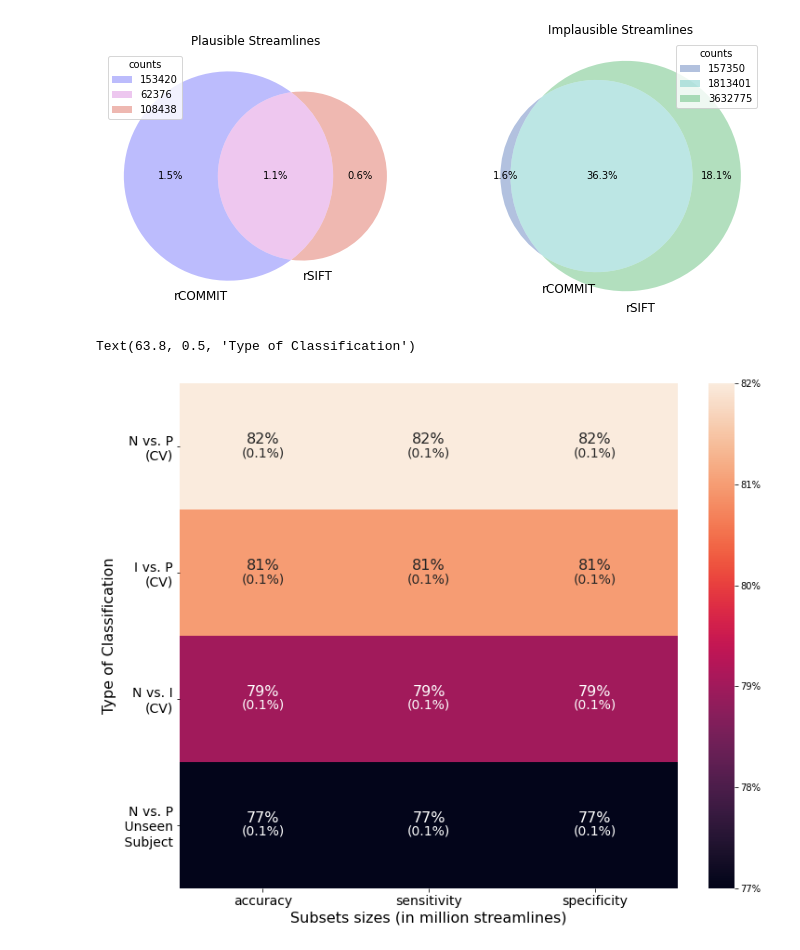
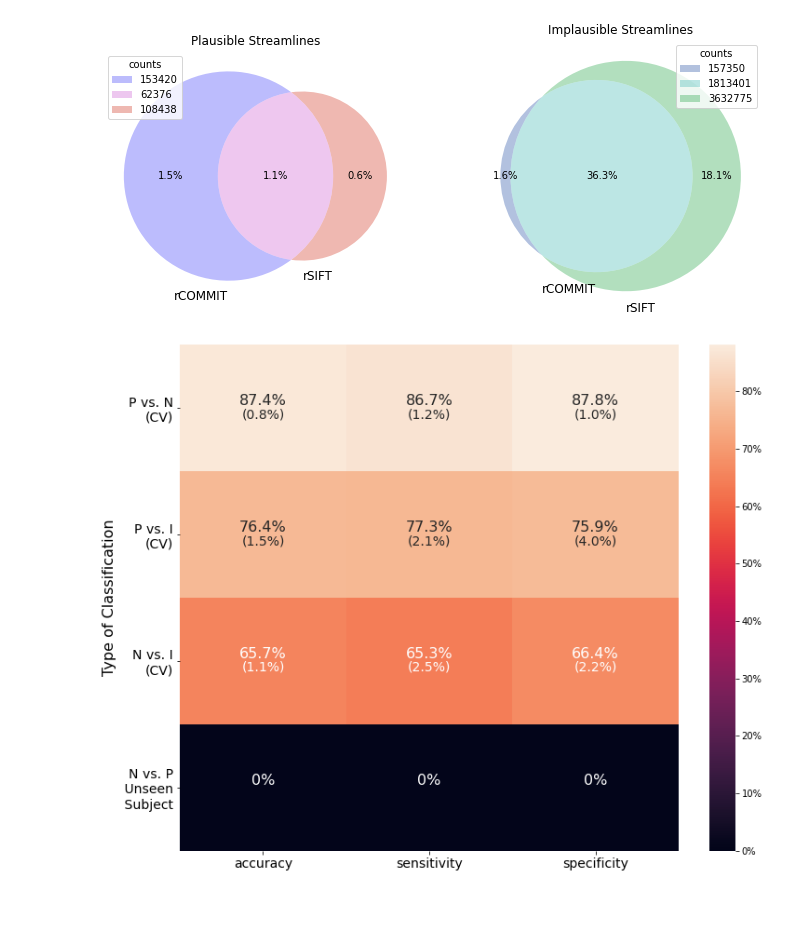
Before and after one commit to xinyiwan/mythesis, a Jupyter notebook: data analysis/plot.ipynb, the cells around one changed output. Drawn from its saved outputs; the diff is of its cells as text; code cells hidden in the pictures; blank space fills up the shorter version.

```diff
--- a/data analysis/plot.ipynb
+++ b/data analysis/plot.ipynb
@@ -301,42 +301,40 @@ ax2.title.set_text('Implausible Streamlines')
 # %% [output]
 [figure]
 # %%
-t = [[0.82, 0.81, 0.79, 0.77],
-        [0.82, 0.81, 0.79, 0.77],
-        [0.82, 0.81, 0.79, 0.77]]
+t = [[0.873, 0.764, 0.655, 0],
+        [0.861, 0.762, 0.642, 0],
+        [0.881, 0.770, 0.670, 0]]
 t = np.transpose(t)
 
-y = [['82%', '81%', '79%', '77%'],
-        ['82%', '81%', '79%', '77%'],
-        ['82%', '81%', '79%', '77%']]
+y = [['87.4%', '76.4%', '65.7%', '0%'],
+        ['86.7%', '77.3%', '65.3%', '0%'],
+        ['87.8%', '75.9%', '66.4%', '0%']]
 y = np.transpose(y)
 
-labels = ["N vs. P\n(CV)","I vs. P\n(CV)","N vs. I\n(CV)","N vs. P\n Unseen\n Subject"]
+labels = ["P vs. N\n(CV)","P vs. I\n(CV)","N vs. I\n(CV)","N vs. P\n Unseen\n Subject"]
 sizes = ["accuracy","sensitivity","specificity"]
 
 X = pd.DataFrame(t,index= labels, columns=sizes)
 
 Y = pd.DataFrame(y)
 
 
-Z = pd.DataFrame([["(0.1%)","(0.1%)","(0.1%)"],
-                  ["(0.1%)","(0.1%)","(0.1%)"],
-                  ["(0.1%)","(0.1%)","(0.1%)"],
-                  ["(0.1%)","(0.1%)","(0.1%)"]])
+Z = pd.DataFrame([["(0.8%)","(1.2%)","(1.0%)"],
+                  ["(1.5%)","(2.1%)","(4.0%)"],
+                  ["(1.1%)","(2.5%)","(2.2%)"],
+                  ["","",""]])
 
 plt.figure(figsize = (12,10))
 
 fmt = lambda x,pos: '{:.0%}'.format(x)
 ax = sns.heatmap(X, annot=False, linewidths=0.5, linecolor='gray', cbar_kws={'format':FuncFormatter(fmt)})
 ax = sns.heatmap(X, annot=Y, annot_kws={'va':'bottom',"size": 16}, fmt="", cbar=False)
 ax = sns.heatmap(X, annot=Z, annot_kws={'va':'top',"size": 14}, fmt="", cbar=False)
 ax.set_yticklabels(ax.get_yticklabels(), rotation=0,fontsize=14 )
 ax.set_xticklabels(ax.get_xticklabels(), fontsize=14 )
 
 
-
-plt.xlabel('Subsets sizes (in million streamlines)',fontsize=16)
 plt.ylabel('Type of Classification',fontsize=16)
+plt.savefig('/Users/xinyi/Documents/GitHub/mythesis/figures/inter_classifiers.png')
 # %% [output]
-Text(63.8, 0.5, 'Type of Classification')
-[figure, old version]
+[figure, new version]
```
Also changed, not shown: 6 other files.
